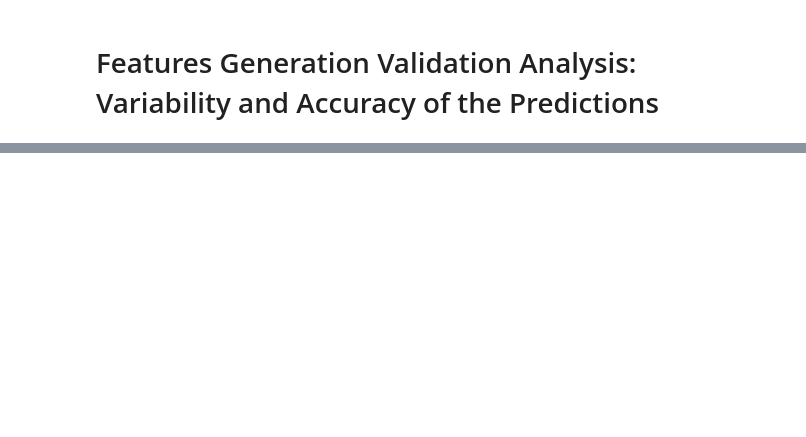
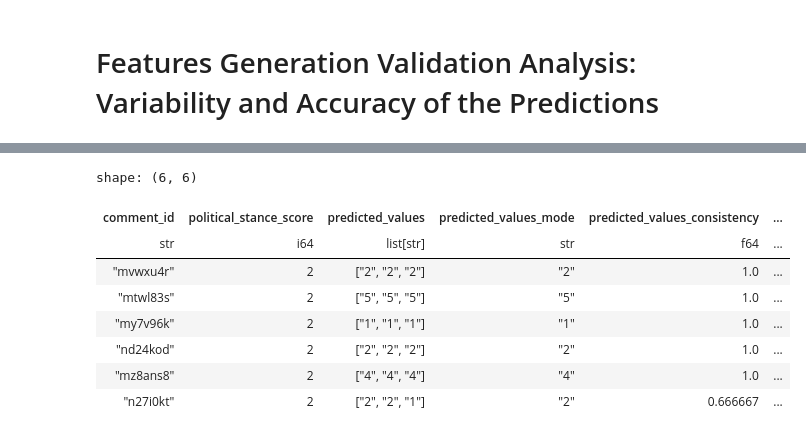
Before and after one commit to FabioScielzoOrtiz/gaza-reddit-polarization, a Jupyter notebook: src/notebooks/features_generation_validation_analysis.ipynb, the cells around one changed output, grey strips where cells are left out. Drawn from its saved outputs; the diff is of its cells as text; code cells hidden in the pictures; blank space fills up the shorter version.

```diff
--- a/src/notebooks/features_generation_validation_analysis.ipynb
+++ b/src/notebooks/features_generation_validation_analysis.ipynb
@@ -302,0 +393,12 @@ Exception: 'dominant_frame_score'
+# %%
+true_predicted_values_df['political_stance_score'].filter(pl.col('political_stance_score') == 2)
+# %% [output]
+shape: (6, 6)
+| comment_id | political_stance_score | predicted_values | predicted_values_mode | predicted_values_consistency | ... |
+| str | i64 | list[str] | str | f64 | ... |
+| "mvwxu4r" | 2 | ["2", "2", "2"] | "2" | 1.0 | ... |
+| "mtwl83s" | 2 | ["5", "5", "5"] | "5" | 1.0 | ... |
+| "my7v96k" | 2 | ["1", "1", "1"] | "1" | 1.0 | ... |
+| "nd24kod" | 2 | ["2", "2", "2"] | "2" | 1.0 | ... |
+| "mz8ans8" | 2 | ["4", "4", "4"] | "4" | 1.0 | ... |
+| "n27i0kt" | 2 | ["2", "2", "1"] | "2" | 0.666667 | ... |
```
Also changed, not shown: parts of 4 cells of this notebook, 7 other files.
